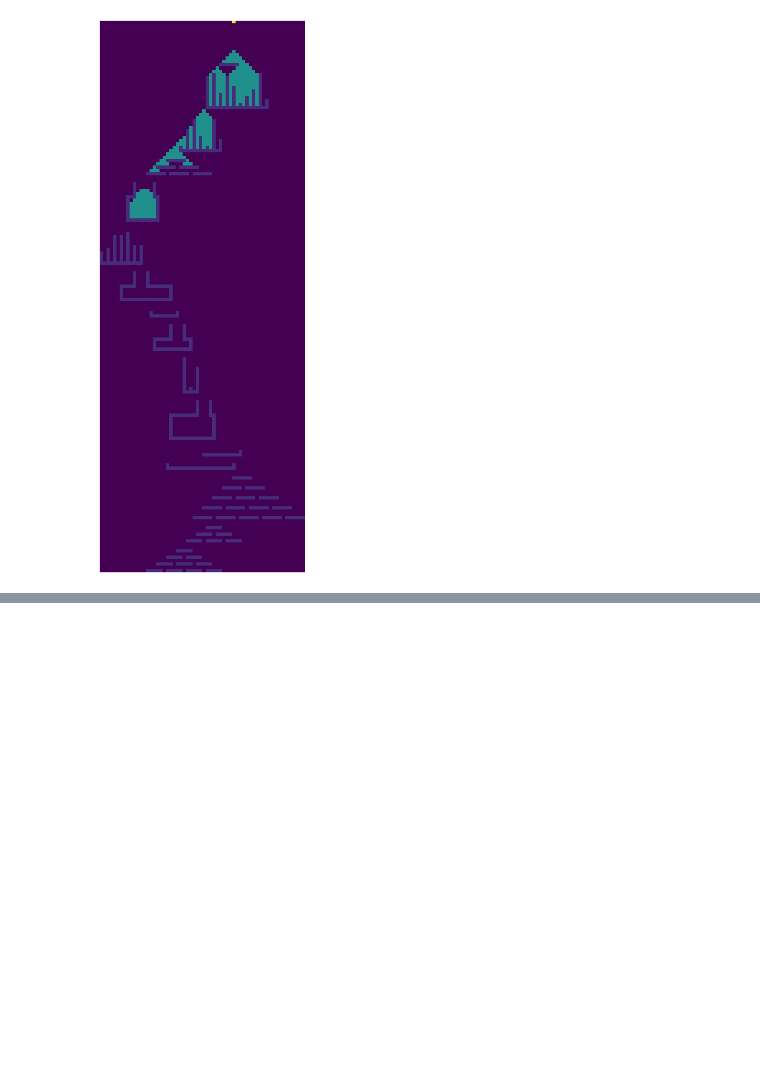
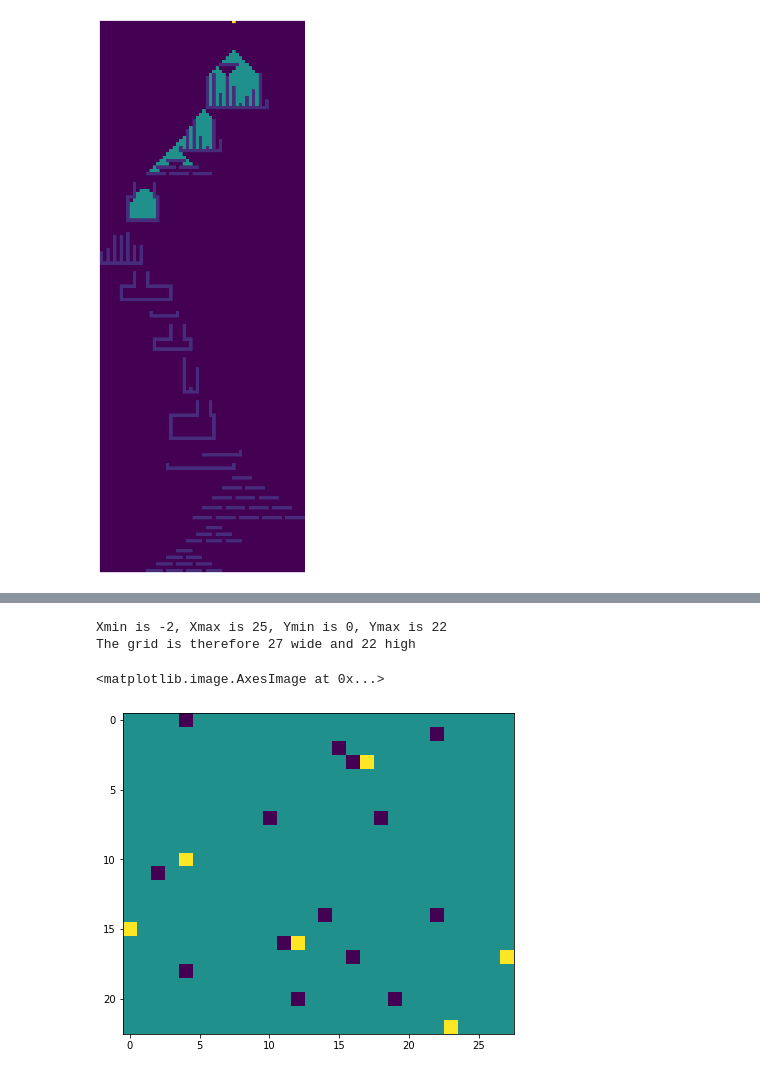
Before and after one commit to technomupet67/Advent-2022, a Jupyter notebook: Advent_2022_v2.ipynb, the cells around one changed output, grey strips where cells are left out. Cells and saved outputs as stored; diff of their text form; code cells hidden in the pictures; blank space fills up the shorter version.

```diff
--- a/Advent_2022_v2.ipynb
+++ b/Advent_2022_v2.ipynb
@@ -1792,0 +1795,7 @@ with writer.saving(fig, "writer_test2.gif", 100):
+# %%
+
+with open("input_day15_example.txt", "r") as txt_file:
+  data = txt_file.readlines()
+
+for i in range(len(data)):
+  data[i] = data[i].strip()
@@ -1792,0 +1819,65 @@ with writer.saving(fig, "writer_test2.gif", 100):
+# %%
+import numpy as np
+import matplotlib.pyplot as plt
+
+
+locations =[]
+for line in data:
+  tmp = line.replace('Sensor at x=', '')
+  tmp = tmp.replace(', y=', ',')
+  tmp = tmp.replace(': closest beacon is at x=', ',')
+  tmp = tmp.split(',')
+  locations.append([int(tmp[0]),int(tmp[1]),int(tmp[2]),int(tmp[3])] )
+
+
+def manhattan(point1,point2):
+  x1,y1 = point1
+  x2,y2 = point2
+  return abs(x1-x2)+abs(y1-y2)
+
+xmin=locations[0][0]
+xmax=locations[0][0]
+ymin=locations[0][1]
+ymax=locations[0][1]
+
+# Find the min and max of the x and y
+for l in locations:
+  if l[0] < xmin:
+    xmin = l[0]
+  if l[0] > xmax:
+    xmax = l[0]
+  if l[1] < ymin:
+    ymin = l[1]
+  if l[1] > ymax:
+    ymax = l[1]
+  if l[2] < xmin:
+    xmin = l[2]
+  if l[2] > xmax:
+    xmax = l[2]
+  if l[3] < ymin:
+    ymin = l[3]
+  if l[3] > ymax:
+    ymax = l[3]
+
+width_x = xmax-xmin
+width_y = ymax-ymin
+
+print(f'Xmin is {xmin}, Xmax is {xmax}, Ymin is {ymin}, Ymax is {ymax}')
+print(f'The grid is therefore {width_x} wide and {width_y} high')
+
+# create the grid row / column
+map = np.zeros((width_y+1,width_x+1), dtype=int)
+
+# populate the grid with the locations
+for l in locations:
+  map[l[1]-ymin,l[0]-xmin] = -1 # the -1 is for the location of the sensor
+  map[l[3]-ymin,l[2]-xmin] = 1 # the 1 is for the location of the beacon
+
+# plot the map
+plt.figure(figsize=(7,21))
+plt.imshow(map)
+# %% [output]
+Xmin is -2, Xmax is 25, Ymin is 0, Ymax is 22
+The grid is therefore 27 wide and 22 high
+<matplotlib.image.AxesImage at 0x...>
+[figure, added]
```
Also changed, not shown: parts of 11 cells of this notebook, 2 other files.
